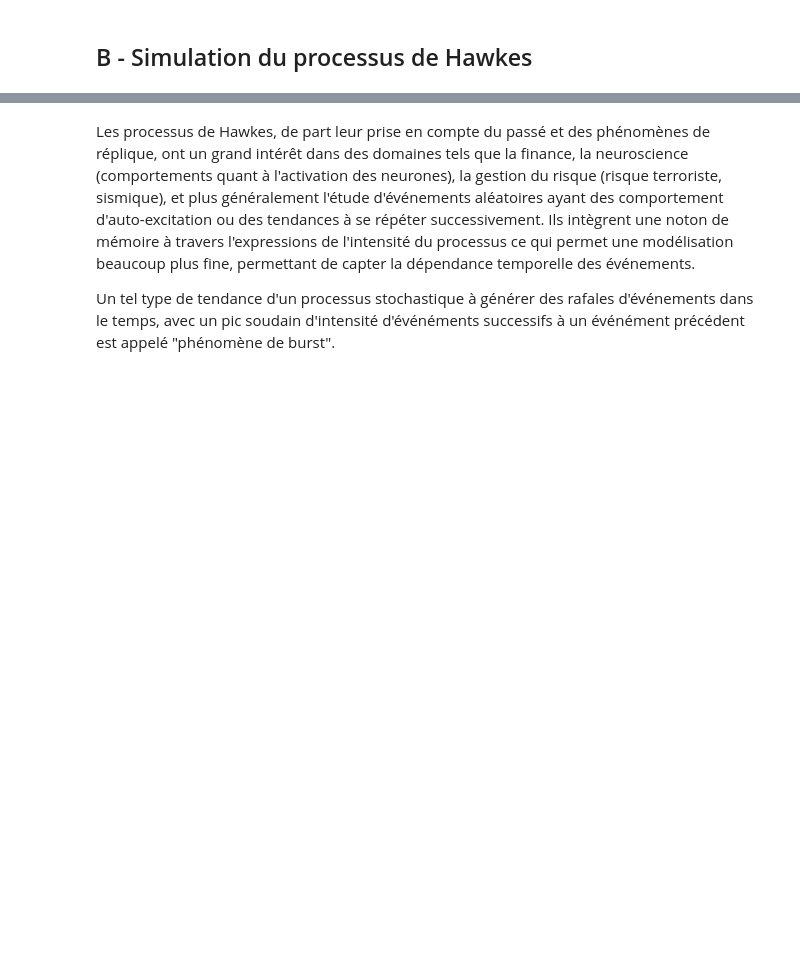
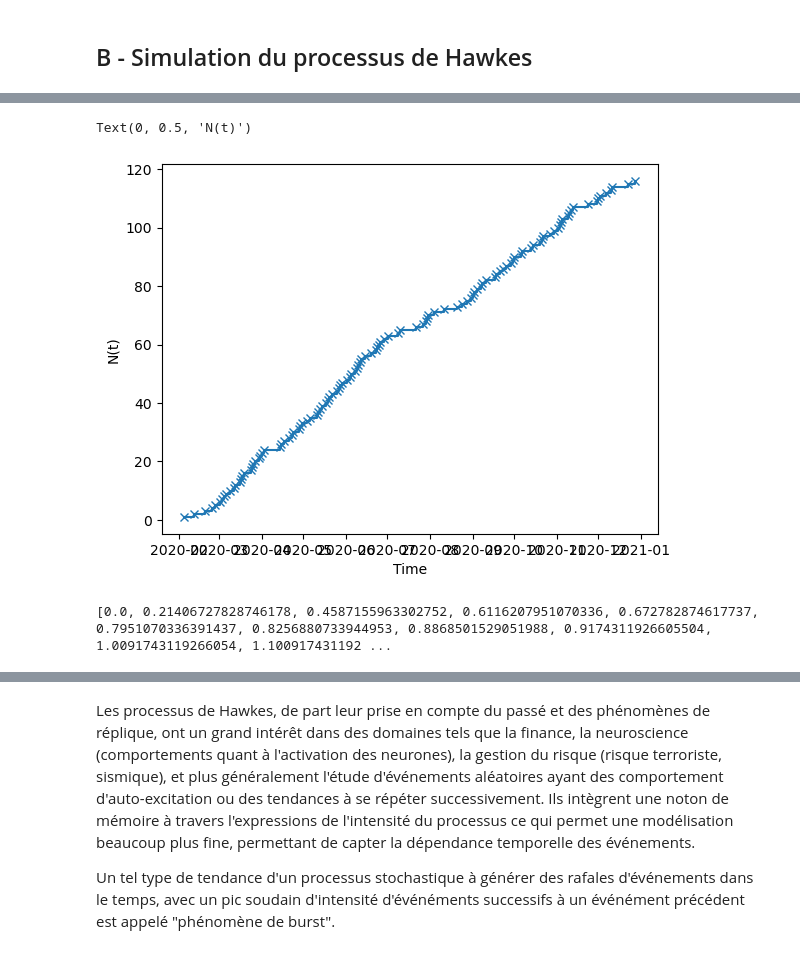
Before and after one commit to achillepmmr/Hawkes, a Jupyter notebook: Hawkes-notebook-rÃdaction-2.ipynb, the cells around one changed output, grey strips where cells are left out. Drawn from its saved outputs; the diff is of its cells as text; code cells hidden in the pictures; blank space fills up the shorter version.

```diff
--- a/Hawkes-notebook-rÃdaction-2.ipynb
+++ b/Hawkes-notebook-rÃdaction-2.ipynb
@@ -452,0 +372,69 @@ KeyboardInterrupt:
+# %%
+# graphe de comptage
+count = [0] * len(Tt)
+for i in range(len(Tt)) :
+    count[i] = count[i-1] + 1
+
+plt.plot(Tt, count, marker='x', drawstyle =  'steps-post')
+plt.xlabel('Time')
+plt.ylabel('N(t)')
+# %% [output]
+Text(0, 0.5, 'N(t)')
+[figure, added]
+# %%
+import datetime
+
+# on recupère nos temps avec datetime pour pouvoir les transformer en integer par la suite
+TempsFi = [datetime.datetime(2020, 2, 5), datetime.datetime(2020, 2, 12), datetime.datetime(2020, 2, 20),
+              datetime.datetime(2020, 2, 25), datetime.datetime(2020, 2, 27), datetime.datetime(2020, 3, 2),
+              datetime.datetime(2020, 3, 3), datetime.datetime(2020, 3, 5), datetime.datetime(2020, 3, 6),
+              datetime.datetime(2020, 3, 9), datetime.datetime(2020, 3, 12), datetime.datetime(2020, 3, 13),
+              datetime.datetime(2020, 3, 16), datetime.datetime(2020, 3, 17), datetime.datetime(2020, 3, 18),
+              datetime.datetime(2020, 3, 19), datetime.datetime(2020, 3, 24), datetime.datetime(2020, 3, 25),
+              datetime.datetime(2020, 3, 26), datetime.datetime(2020, 3, 27), datetime.datetime(2020, 3, 30),
+              datetime.datetime(2020, 3, 31), datetime.datetime(2020, 4, 1), datetime.datetime(2020, 4, 3),
+              datetime.datetime(2020, 4, 14), datetime.datetime(2020, 4, 15), datetime.datetime(2020, 4, 17),
+              datetime.datetime(2020, 4, 21), datetime.datetime(2020, 4, 23), datetime.datetime(2020, 4, 24),
+              datetime.datetime(2020, 4, 28), datetime.datetime(2020, 4, 29), datetime.datetime(2020, 4, 30),
+              datetime.datetime(2020, 5, 4), datetime.datetime(2020, 5, 6), datetime.datetime(2020, 5, 11),
+              datetime.datetime(2020, 5, 12), datetime.datetime(2020, 5, 13), datetime.datetime(2020, 5, 15),
+              datetime.datetime(2020, 5, 18), datetime.datetime(2020, 5, 19), datetime.datetime(2020, 5, 20),
+              datetime.datetime(2020, 5, 22), datetime.datetime(2020, 5, 26), datetime.datetime(2020, 5, 27),
+              datetime.datetime(2020, 5, 28), datetime.datetime(2020, 5, 29), datetime.datetime(2020, 6, 2),
+              datetime.datetime(2020, 6, 4), datetime.datetime(2020, 6, 5), datetime.datetime(2020, 6, 8),
+              datetime.datetime(2020, 6, 9), datetime.datetime(2020, 6, 10), datetime.datetime(2020, 6, 11),
+              datetime.datetime(2020, 6, 12), datetime.datetime(2020, 6, 15), datetime.datetime(2020, 6, 19),
+              datetime.datetime(2020, 6, 23), datetime.datetime(2020, 6, 24), datetime.datetime(2020, 6, 25),
+              datetime.datetime(2020, 6, 26), datetime.datetime(2020, 6, 29), datetime.datetime(2020, 7, 2),
+              datetime.datetime(2020, 7, 9), datetime.datetime(2020, 7, 10), datetime.datetime(2020, 7, 22),
+              datetime.datetime(2020, 7, 27), datetime.datetime(2020, 7, 29), datetime.datetime(2020, 7, 30),
+              datetime.datetime(2020, 7, 31), datetime.datetime(2020, 8, 4), datetime.datetime(2020, 8, 11),
+              datetime.datetime(2020, 8, 21), datetime.datetime(2020, 8, 24), datetime.datetime(2020, 8, 28),
+              datetime.datetime(2020, 8, 31), datetime.datetime(2020, 9, 1), datetime.datetime(2020, 9, 2),
+              datetime.datetime(2020, 9, 4), datetime.datetime(2020, 9, 7), datetime.datetime(2020, 9, 8),
+              datetime.datetime(2020, 9, 11), datetime.datetime(2020, 9, 17), datetime.datetime(2020, 9, 18),
+              datetime.datetime(2020, 9, 21), datetime.datetime(2020, 9, 23), datetime.datetime(2020, 9, 25),
+              datetime.datetime(2020, 9, 29), datetime.datetime(2020, 9, 30), datetime.datetime(2020, 10, 1),
+              datetime.datetime(2020, 10, 6), datetime.datetime(2020, 10, 7), datetime.datetime(2020, 10, 13),
+              datetime.datetime(2020, 10, 15), datetime.datetime(2020, 10, 20), datetime.datetime(2020, 10, 21),
+              datetime.datetime(2020, 10, 22), datetime.datetime(2020, 10, 27), datetime.datetime(2020, 10, 30),
+              datetime.datetime(2020, 11, 2), datetime.datetime(2020, 11, 3), datetime.datetime(2020, 11, 4),
+              datetime.datetime(2020, 11, 5), datetime.datetime(2020, 11, 9), datetime.datetime(2020, 11, 10),
+              datetime.datetime(2020, 11, 11), datetime.datetime(2020, 11, 13), datetime.datetime(2020, 11, 24),
+              datetime.datetime(2020, 11, 30), datetime.datetime(2020, 12, 1), datetime.datetime(2020, 12, 2),
+              datetime.datetime(2020, 12, 7), datetime.datetime(2020, 12, 10), datetime.datetime(2020, 12, 11),
+              datetime.datetime(2020, 12, 23), datetime.datetime(2020, 12, 28)]
+
+
+
+# on convertir nos temps en integer
+Tt1 = [(t - datetime.datetime(1970, 1, 1)).total_seconds() / (3600 * 24) for t in TempsFi]
+Tt1o = [x - 18297 for x in Tt1]
+
+# on réduit nos temps pour pouvoir avoir un graphe lisible après
+factor = 10 / Tt1o[-1]
+Tt2 = [x * factor for x in Tt1o]
+
+print(Tt2)
+# %% [output]
+[0.0, 0.21406727828746178, 0.4587155963302752, 0.6116207951070336, 0.672782874617737, 0.7951070336391437, 0.8256880733944953, 0.8868501529051988, 0.9174311926605504, 1.0091743119266054, 1.100917431192 ...
```
Also changed, not shown: parts of 17 cells of this notebook.
